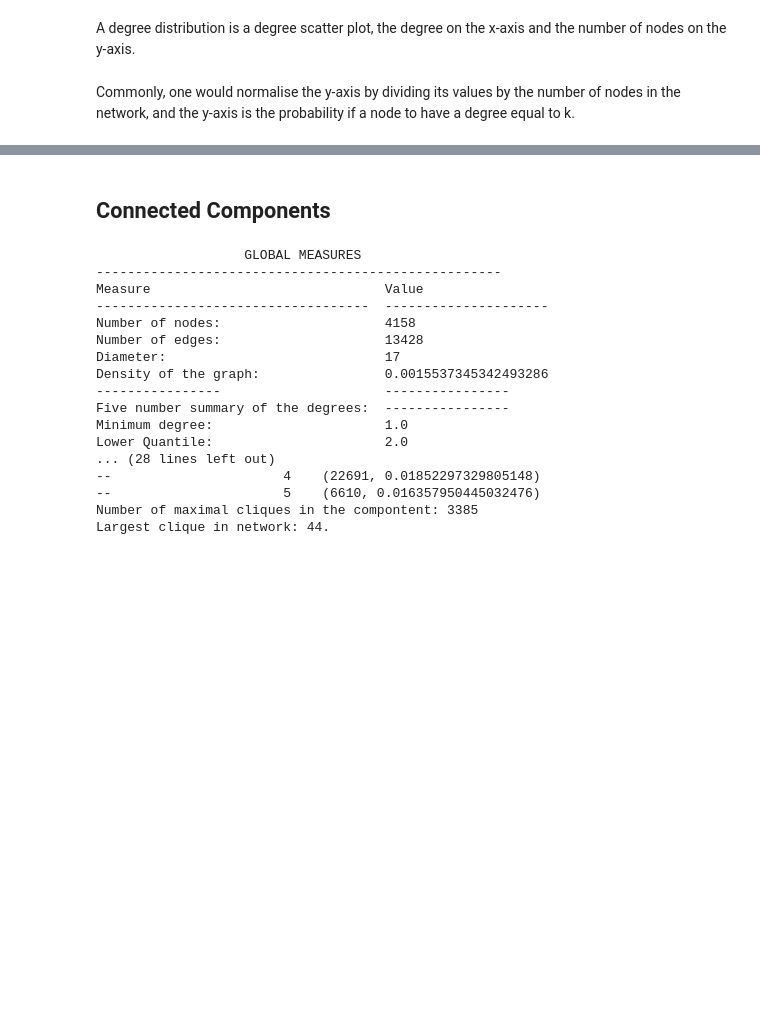
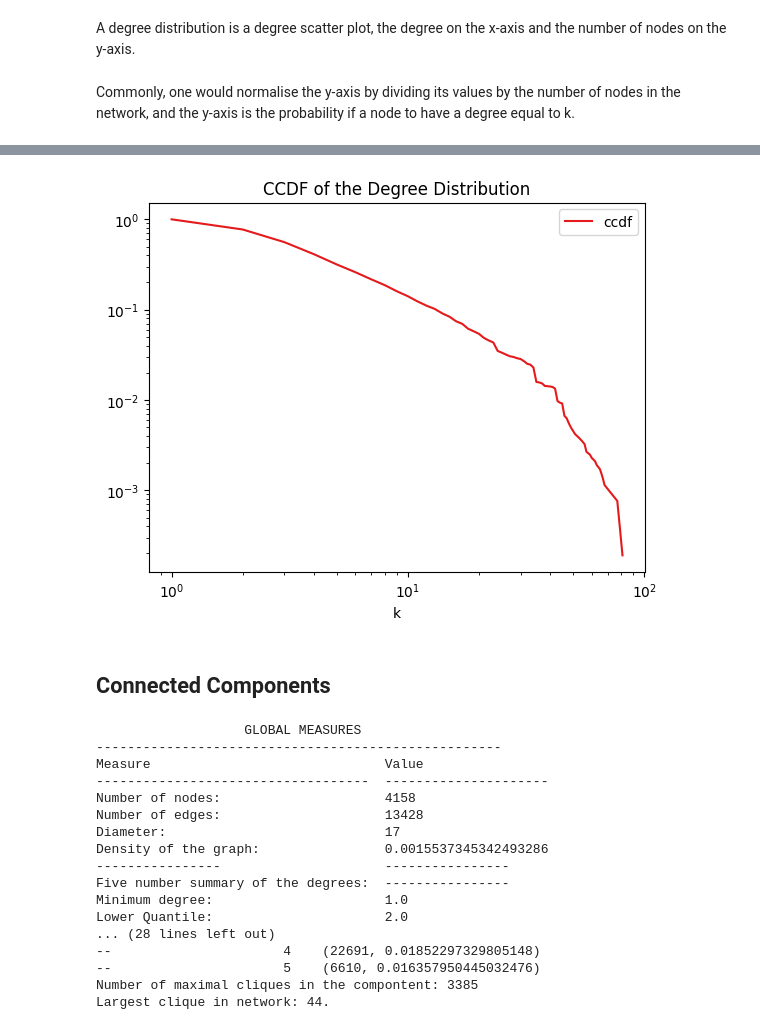
Before and after one commit to viggo-gascou/network-analysis, a Jupyter notebook: main_authors.ipynb, the cells around one changed output, grey strips where cells are left out. Drawn from its saved outputs; the diff is of its cells as text; code cells hidden in the pictures; blank space fills up the shorter version.

```diff
--- a/main_authors.ipynb
+++ b/main_authors.ipynb
@@ -100,3 +112,7 @@ Commonly, one would normalise the y-axis by dividing its values by the number of
+# %%
+CCDF(df_degrees)
+# %% [output]
+[figure, added]
 # %% [markdown]
 ## Connected Components
 # %%
```
Also changed, not shown: parts of 5 cells of this notebook, 5 other files.
